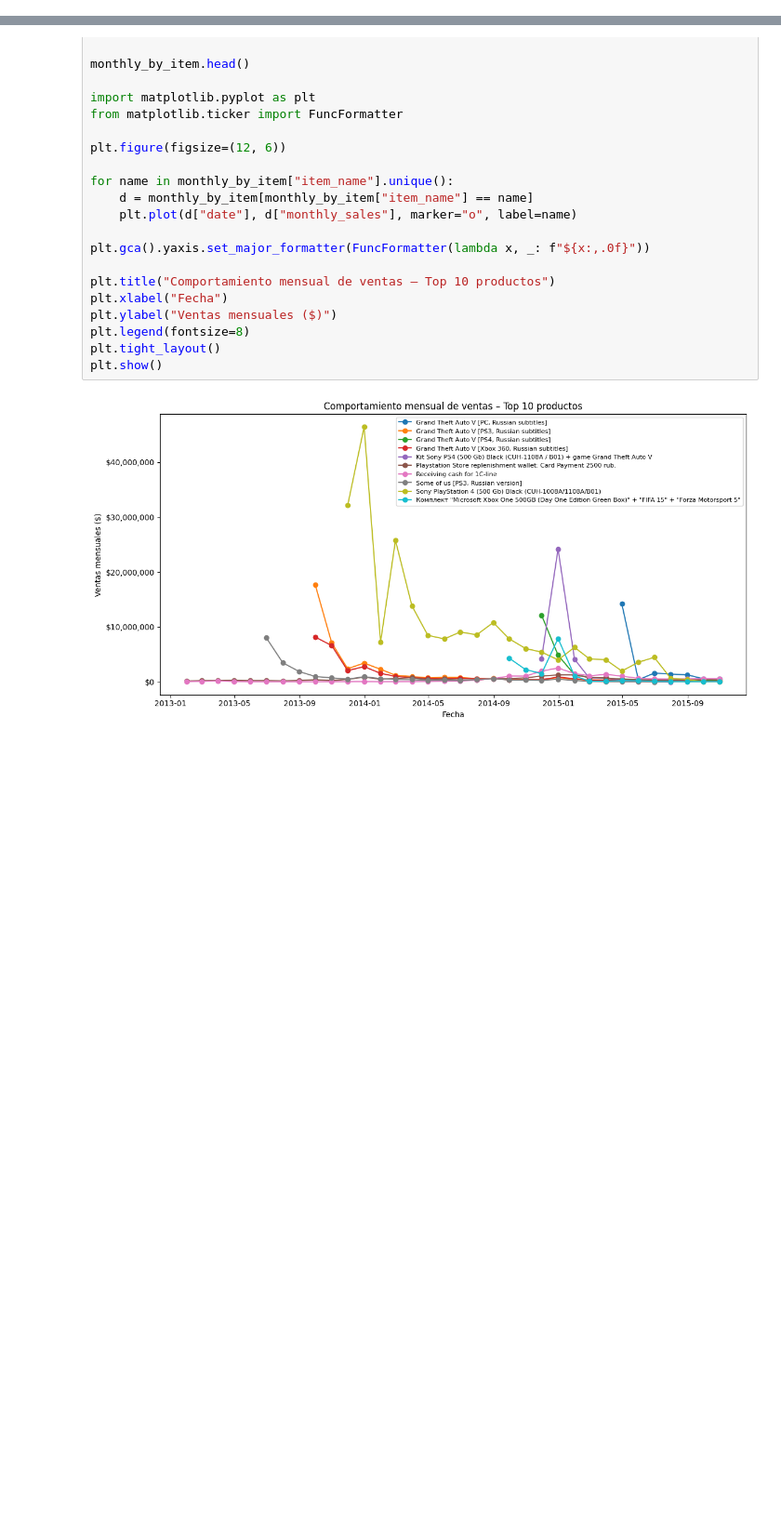
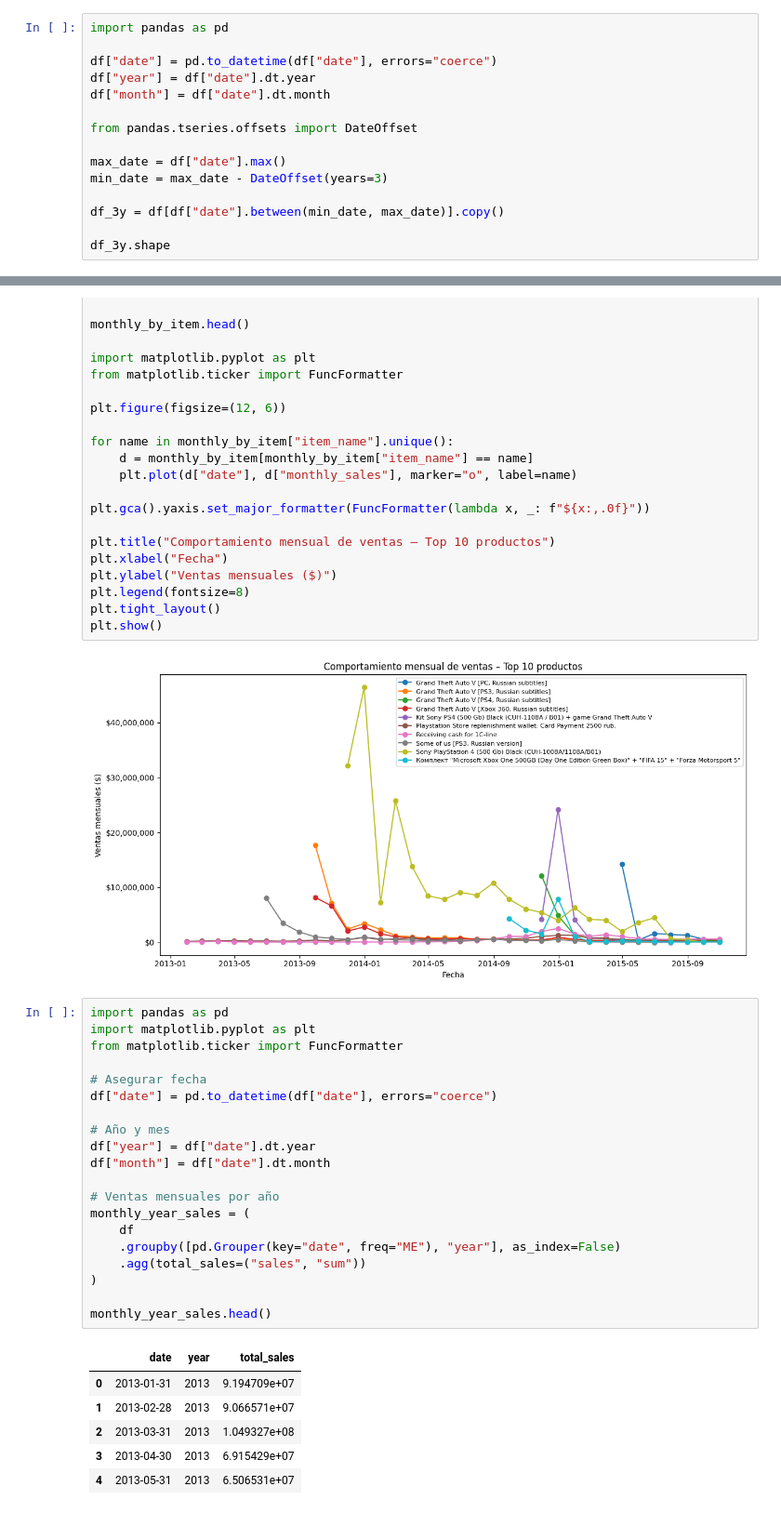
Before and after one commit to gustavopardoitam/metodos-gran-escala, a Jupyter notebook: tareas/tarea-01/EDA_01.ipynb, the cells around one changed output, grey strips where cells are left out. Shown at 93% size. Cells and saved outputs as stored; diff of their text form; blank space fills up the shorter version.

```diff
--- a/tareas/tarea-01/EDA_01.ipynb
+++ b/tareas/tarea-01/EDA_01.ipynb
@@ -126,3 +191,18 @@ df_3y = df[df["date"].between(min_date, max_date)].copy()
 min_date, max_date
 # %% [output]
 (Timestamp('2012-10-31 00:00:00'), Timestamp('2015-10-31 00:00:00'))
+# %%
+import pandas as pd
+
+df["date"] = pd.to_datetime(df["date"], errors="coerce")
+df["year"] = df["date"].dt.year
+df["month"] = df["date"].dt.month
+
+from pandas.tseries.offsets import DateOffset
+
+max_date = df["date"].max()
+min_date = max_date - DateOffset(years=3)
+
+df_3y = df[df["date"].between(min_date, max_date)].copy()
+
+df_3y.shape
@@ -272,3 +374,30 @@ plt.tight_layout()
 plt.show()
 # %% [output]
 [figure]
+# %%
+import pandas as pd
+import matplotlib.pyplot as plt
+from matplotlib.ticker import FuncFormatter
+
+# Asegurar fecha
+df["date"] = pd.to_datetime(df["date"], errors="coerce")
+
+# Año y mes
+df["year"] = df["date"].dt.year
+df["month"] = df["date"].dt.month
+
+# Ventas mensuales por año
+monthly_year_sales = (
+    df
+    .groupby([pd.Grouper(key="date", freq="ME"), "year"], as_index=False)
+    .agg(total_sales=("sales", "sum"))
+)
+
+monthly_year_sales.head()
+# %% [output]
+|  | date | year | total_sales |
+| 0 | 2013-01-31 | 2013 | 9.194709e+07 |
+| 1 | 2013-02-28 | 2013 | 9.066571e+07 |
+| 2 | 2013-03-31 | 2013 | 1.049327e+08 |
+| 3 | 2013-04-30 | 2013 | 6.915429e+07 |
+| 4 | 2013-05-31 | 2013 | 6.506531e+07 |
```
Also changed, not shown: parts of 15 cells of this notebook, 1 other file.
